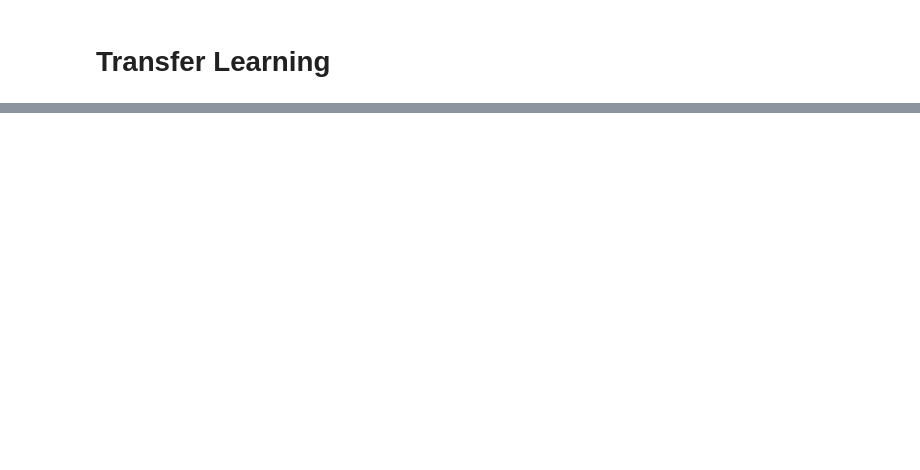
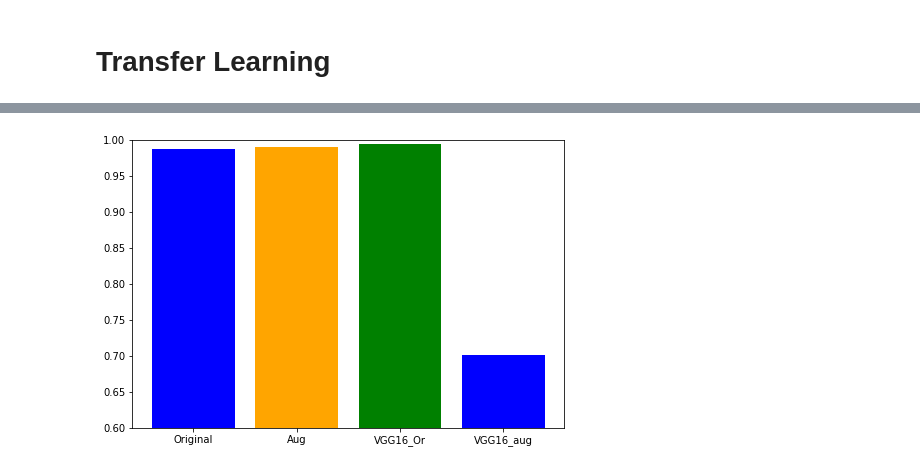
Before and after one commit to lightsuner/bsuir_ml_2, a Jupyter notebook: lab_6/src/lab_6.ipynb, the cells around one changed output, grey strips where cells are left out. Cells and saved outputs as stored; diff of their text form; code cells hidden in the pictures; blank space fills up the shorter version.

```diff
--- a/lab_6/src/lab_6.ipynb
+++ b/lab_6/src/lab_6.ipynb
@@ -703,4 +710,4 @@ plt.show()
 # %%
-aug_model_1 = Model1(drop_out=0.5)
+aug_model_1 = Model1(drop_out=0.2)
 aug_model_1.fit_gen(aug_train_gen, o_valid_gen, epochs=EPOCH)
 # %% [output]
@@ -841,9 +928,11 @@ _, orig_test_acc = orig_model_1.evaluate_gen(o_test_gen)
 # %%
 labels = ['Original', 'Aug', 'VGG16_Or', 'VGG16_aug']
 test_acc = [orig_test_acc, aug_test_acc, tr_l_acc, tr_l_acc_aug]
 
 fig = plt.figure()
 ax = fig.add_axes([0,0,1,1])
 ax.bar(labels,test_acc, color=['Blue', 'Orange', 'Green'])
-plt.ylim(0.8, 0.99)
+plt.ylim(0.6,1)
 plt.show()
+# %% [output]
+[figure, added]
```
Also changed, not shown: parts of 30 cells of this notebook.
